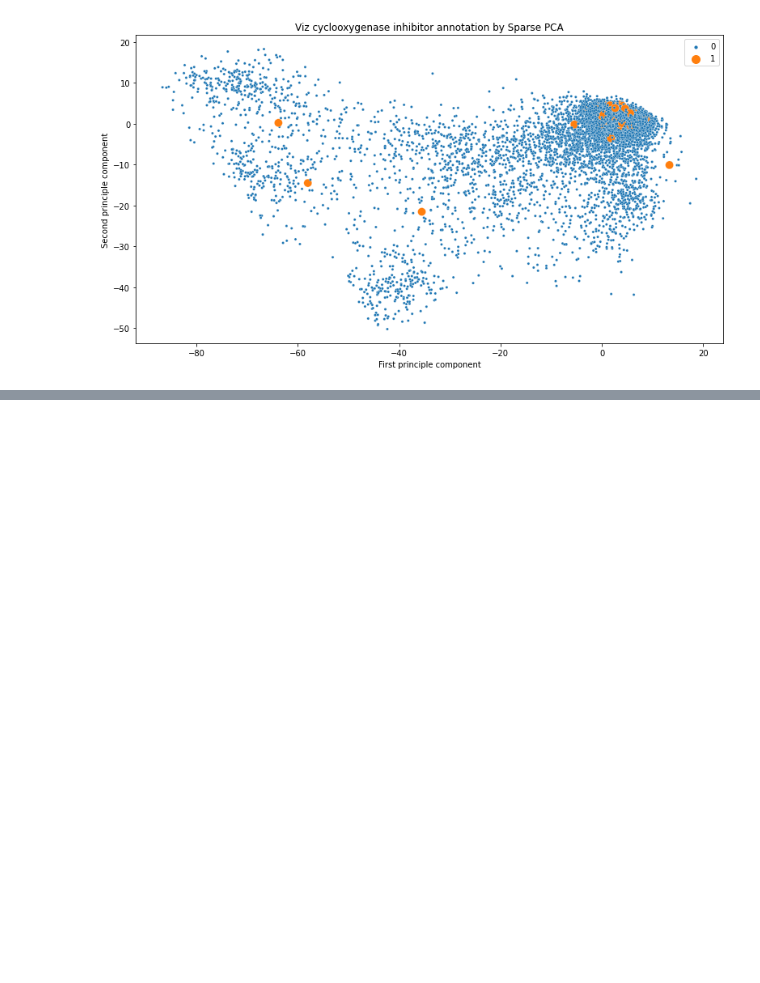
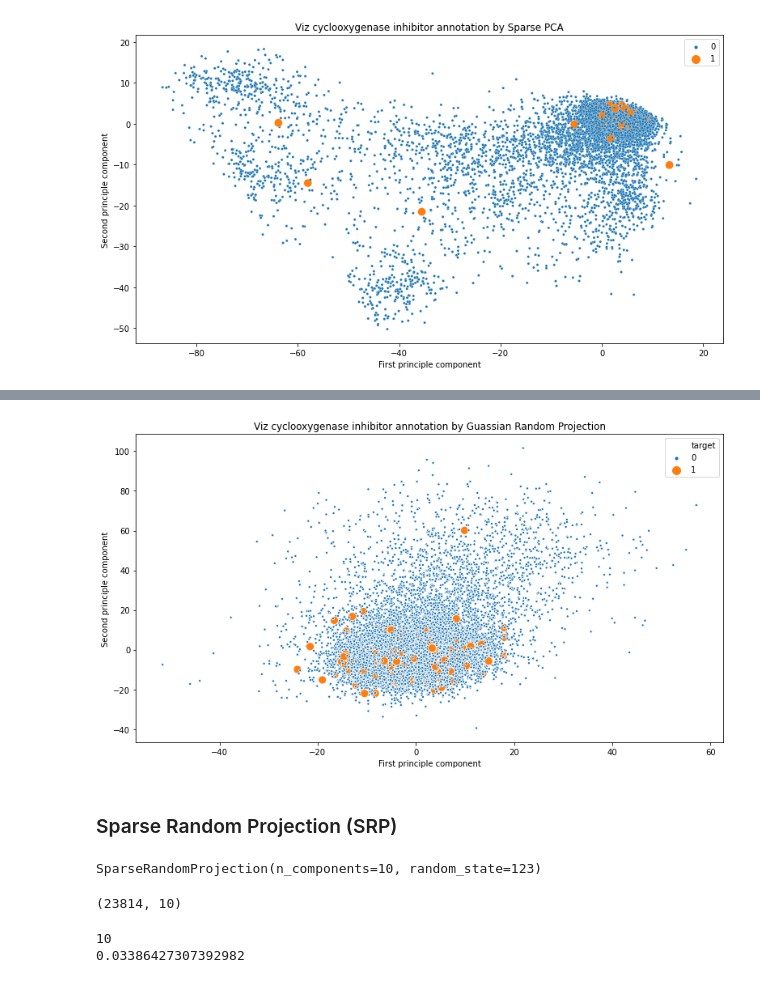
Before and after one commit to Yongliang-Shi/Mechanism-of-Action-Prediction, a Jupyter notebook: pca_to_visualize_cyclooxygenase_inhibitor.ipynb, the cells around one changed output, grey strips where cells are left out. Drawn from its saved outputs; the diff is of its cells as text; code cells hidden in the pictures; blank space fills up the shorter version.

```diff
--- a/pca_to_visualize_cyclooxygenase_inhibitor.ipynb
+++ b/pca_to_visualize_cyclooxygenase_inhibitor.ipynb
@@ -379,0 +452,47 @@ plt.show()
+# %%
+# Data Visualization
+
+df_grp = pd.DataFrame(X_grp)
+c_inhibitor = df_targets.loc[:, 'cyclooxygenase_inhibitor']
+df_grp['target'] = c_inhibitor.values
+
+plt.figure(figsize=(13,7))
+sns.scatterplot(data=df_grp, x=df_grp[0], y=df_grp[1],
+                hue='target', size='target', sizes=(100, 10))
+
+plt.title('Viz cyclooxygenase inhibitor annotation by Guassian Random Projection')
+plt.xlabel('First principle component')
+plt.ylabel('Second principle component')
+plt.legend()
+plt.show()
+# %% [output]
+[figure, added]
+# %% [markdown]
+### Sparse Random Projection (SRP)
+# %%
+# Import the library
+from sklearn.random_projection import SparseRandomProjection
+
+# Create the object
+srp = SparseRandomProjection(n_components = 10, random_state=123)
+
+# Print the object
+srp
+# %% [output]
+SparseRandomProjection(n_components=10, random_state=123)
+# %%
+# Fit and transform the scaled data
+X_srp = srp.fit_transform(X_scaled)
+
+# Print the shape
+X_srp.shape
+# %% [output]
+(23814, 10)
+# %%
+# Print the attributes
+
+print(srp.n_components_)
+print(srp.density_)
+# %% [output]
+10
+0.03386427307392982
```
Also changed, not shown: parts of 36 cells of this notebook.
